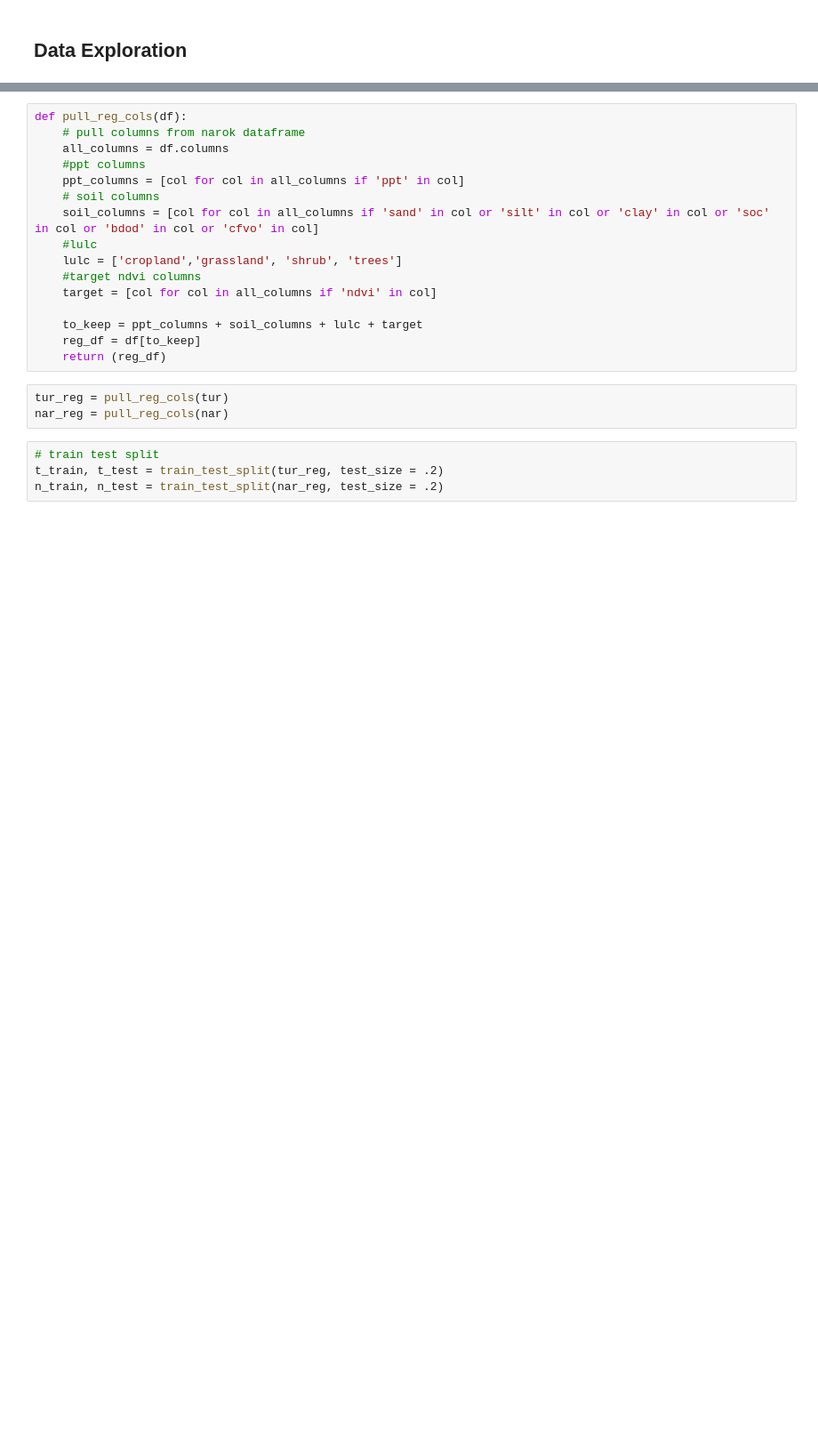
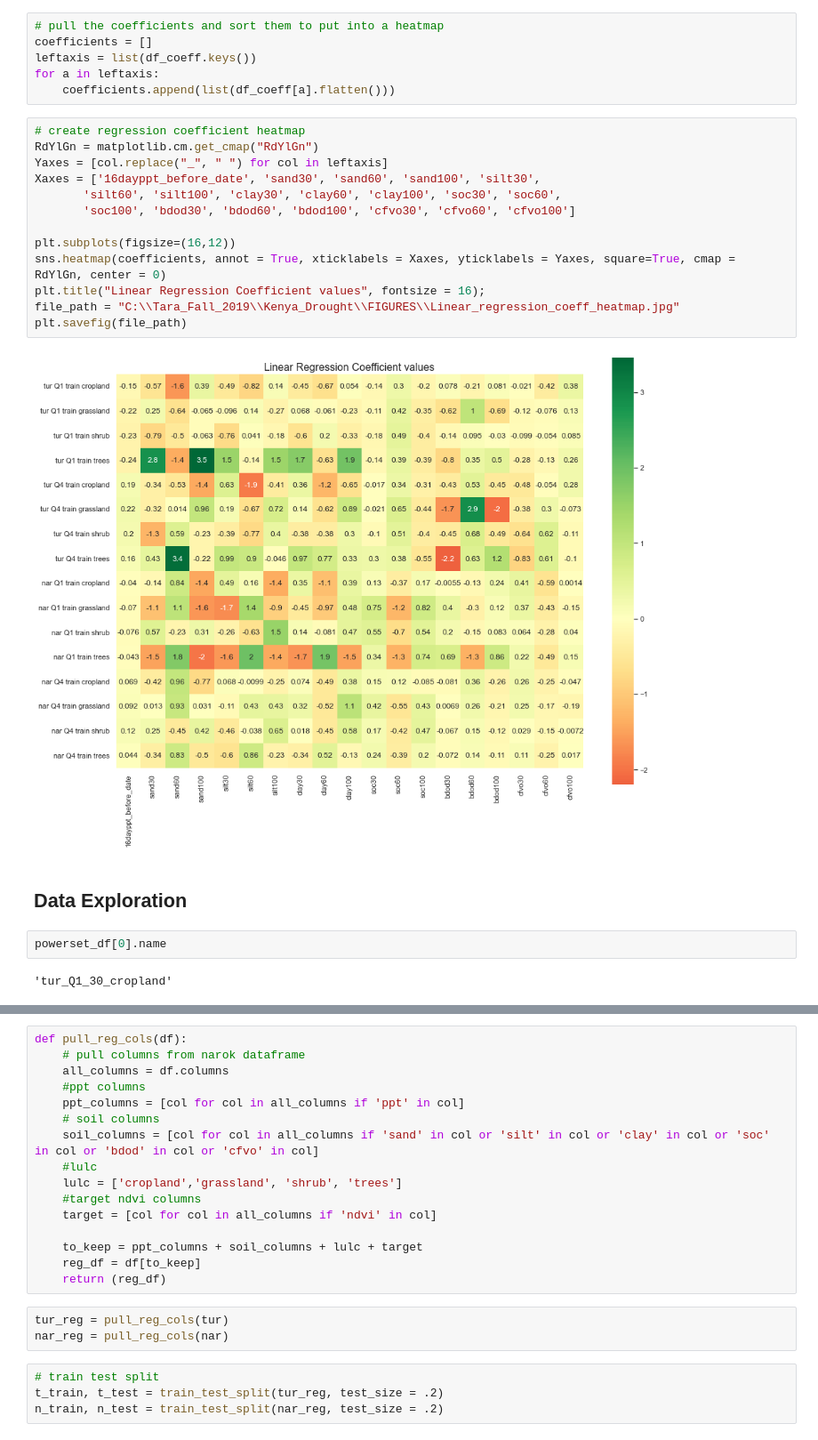
Before and after one commit to taraippolito/Kenya_Drought, a Jupyter notebook: Decision_Trees_Bagging.ipynb, the cells around one changed output, grey strips where cells are left out. Shown at 89% size. Cells and saved outputs as stored; diff of their text form; blank space fills up the shorter version.

```diff
--- a/Decision_Trees_Bagging.ipynb
+++ b/Decision_Trees_Bagging.ipynb
@@ -32,3 +193,28 @@ find_ndvi_anomalies(nar)
+# %%
+# pull the coefficients and sort them to put into a heatmap
+coefficients = []
+leftaxis = list(df_coeff.keys())
+for a in leftaxis:
+    coefficients.append(list(df_coeff[a].flatten()))
+# %%
+# create regression coefficient heatmap
+RdYlGn = matplotlib.cm.get_cmap("RdYlGn")
+Yaxes = [col.replace("_", " ") for col in leftaxis]
+Xaxes = ['16dayppt_before_date', 'sand30', 'sand60', 'sand100', 'silt30',
+       'silt60', 'silt100', 'clay30', 'clay60', 'clay100', 'soc30', 'soc60',
+       'soc100', 'bdod30', 'bdod60', 'bdod100', 'cfvo30', 'cfvo60', 'cfvo100']
+
+plt.subplots(figsize=(16,12))
+sns.heatmap(coefficients, annot = True, xticklabels = Xaxes, yticklabels = Yaxes, square=True, cmap = RdYlGn, center = 0)
+plt.title("Linear Regression Coefficient values", fontsize = 16);
+file_path = "C:\\Tara_Fall_2019\\Kenya_Drought\\FIGURES\\Linear_regression_coeff_heatmap.jpg"
+plt.savefig(file_path)
+# %% [output]
+[figure, added]
 # %% [markdown]
 ## Data Exploration
+# %%
+powerset_df[0].name
+# %% [output]
+'tur_Q1_30_cropland'
 # %%
```
Also changed, not shown: parts of 55 cells of this notebook, 13 other files.
